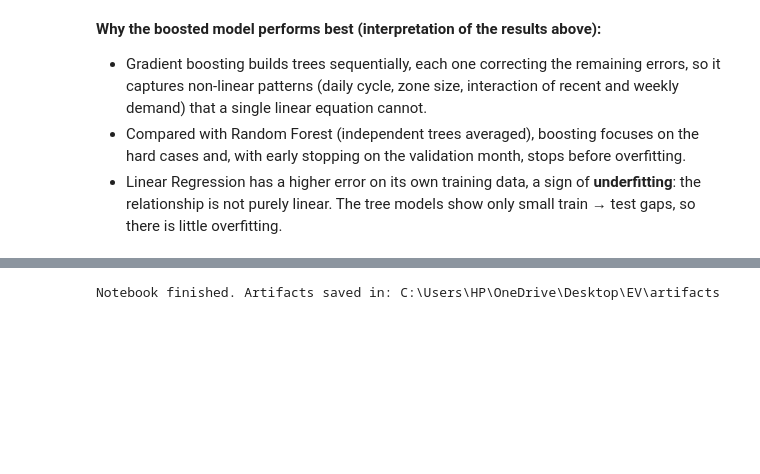
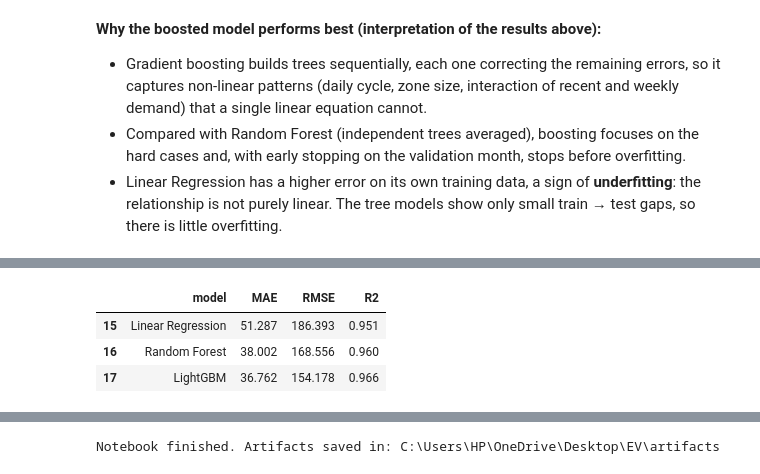
Before and after one commit to vidushi0409/EV, a Jupyter notebook: notebooks/UrbanEV_Analysis.ipynb, the cells around one changed output, grey strips where cells are left out. Saved outputs shown, nothing was run; the diff lists cells and outputs as text; code cells hidden in the pictures; blank space fills up the shorter version.

```diff
--- a/notebooks/UrbanEV_Analysis.ipynb
+++ b/notebooks/UrbanEV_Analysis.ipynb
@@ -547,0 +586,18 @@ Test performance of LightGBM: MAE 34.3 kWh | RMSE 142.7 kWh | R² 0.9720
+# %%
+fig, ax = plt.subplots(figsize=(9, 4))
+from src.plot_style import MODEL_COLORS, apply_matplotlib_style
+apply_matplotlib_style()
+per_month = wf_monthly[wf_monthly.month != "Oct-Feb (all)"]
+for m in MODEL_NAMES:
+    d = per_month[per_month.model == m]
+    ax.plot(d.month, d.RMSE, marker="o", lw=2, color=MODEL_COLORS[m], label=m)
+ax.set_title("Walk-forward RMSE by predicted month")
+ax.set_ylabel("RMSE (kWh)")
+ax.legend(frameon=False)
+plt.show()
+wf_monthly[wf_monthly.month == "Oct-Feb (all)"][["model", "MAE", "RMSE", "R2"]].round(3)
+# %% [output]
+|  | model | MAE | RMSE | R2 |
+| 15 | Linear Regression | 51.287 | 186.393 | 0.951 |
+| 16 | Random Forest | 38.002 | 168.556 | 0.960 |
+| 17 | LightGBM | 36.762 | 154.178 | 0.966 |
```
Also changed, not shown: parts of 10 cells of this notebook, 29 other files.
